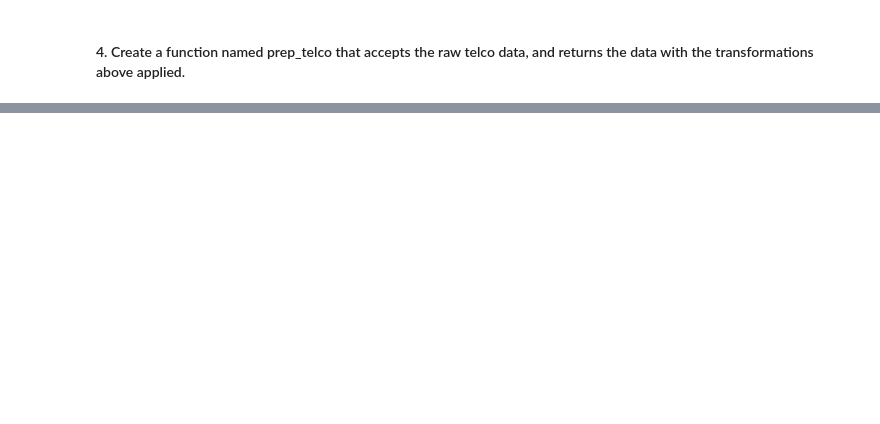
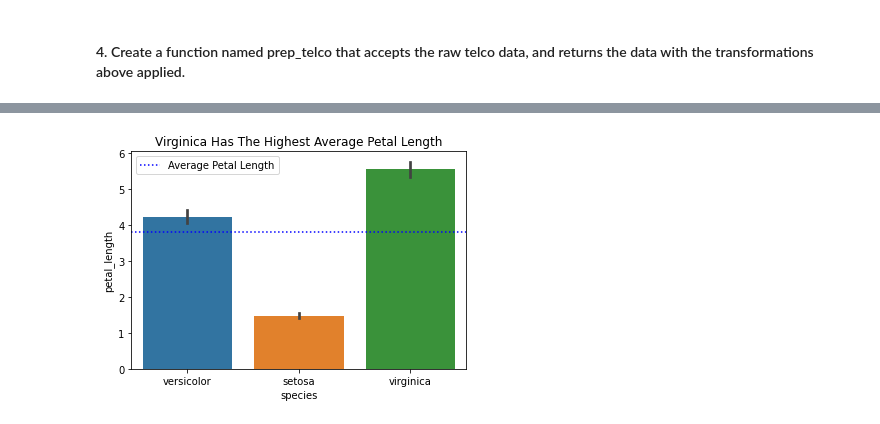
Before and after one commit to brentschriver/classification-exercises, a Jupyter notebook: classification-exercises.ipynb, the cells around one changed output, grey strips where cells are left out. Saved outputs shown, nothing was run; the diff lists cells and outputs as text; code cells hidden in the pictures; blank space fills up the shorter version.

```diff
--- a/classification-exercises.ipynb
+++ b/classification-exercises.ipynb
@@ -435,0 +457,9 @@ for col in num_cols:
+# %%
+plt.title("Virginica Has The Highest Average Petal Length")
+sns.barplot(x="species", y="petal_length", data=train)
+avg_petal_length = train.petal_length.mean()
+plt.axhline(avg_petal_length, label="Average Petal Length", color='blue',linestyle='dotted')
+plt.legend()
+plt.show()
+# %% [output]
+[figure, added]
```
Also changed, not shown: parts of 65 cells of this notebook, 1 other file.
